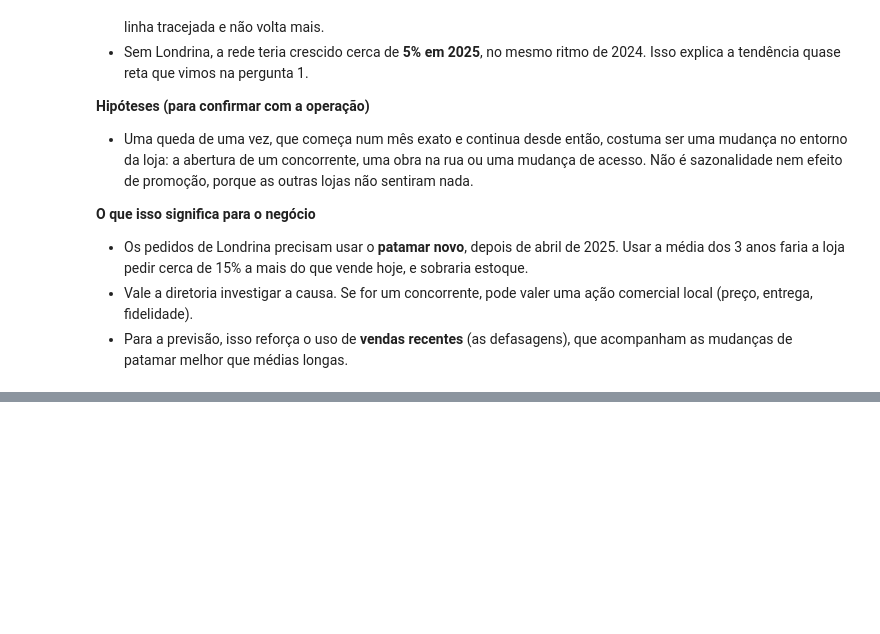
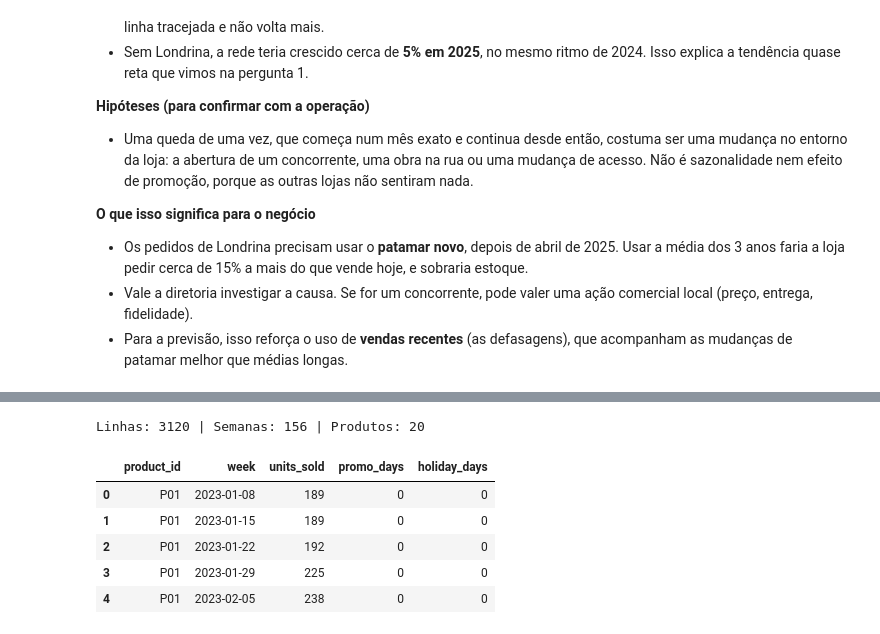
Before and after one commit to ricardo-paganini/pharmacy-demand-forecast, a Jupyter notebook: pharmacy_demand_forecast.ipynb, the cells around one changed output, grey strips where cells are left out. Drawn from its saved outputs; the diff is of its cells as text; code cells hidden in the pictures; blank space fills up the shorter version.

```diff
--- a/pharmacy_demand_forecast.ipynb
+++ b/pharmacy_demand_forecast.ipynb
@@ -657,0 +671,26 @@ comparison
+# %%
+daily_product = (
+    sales_clean.groupby(['product_id', 'date'])
+    .agg(units_sold=('units_sold', 'sum'), on_promotion=('on_promotion', 'max'))
+    .reset_index()
+)
+daily_product['is_holiday'] = daily_product['date'].isin(holidays['date']).astype(int)
+
+weekly_product = (
+    daily_product.groupby(['product_id', pd.Grouper(key='date', freq='W')])
+    .agg(units_sold=('units_sold', 'sum'), promo_days=('on_promotion', 'sum'), holiday_days=('is_holiday', 'sum'))
+    .reset_index()
+    .rename(columns={'date': 'week'})
+)
+weekly_product = weekly_product[weekly_product['week'].between('2023-01-08', '2025-12-28')].reset_index(drop=True)
+
+print('Linhas:', len(weekly_product), '| Semanas:', weekly_product['week'].nunique(), '| Produtos:', weekly_product['product_id'].nunique())
+weekly_product.head()
+# %% [output]
+Linhas: 3120 | Semanas: 156 | Produtos: 20
+|  | product_id | week | units_sold | promo_days | holiday_days |
+| 0 | P01 | 2023-01-08 | 189 | 0 | 0 |
+| 1 | P01 | 2023-01-15 | 189 | 0 | 0 |
+| 2 | P01 | 2023-01-22 | 192 | 0 | 0 |
+| 3 | P01 | 2023-01-29 | 225 | 0 | 0 |
+| 4 | P01 | 2023-02-05 | 238 | 0 | 0 |
```
Also changed, not shown: parts of 3 cells of this notebook.
